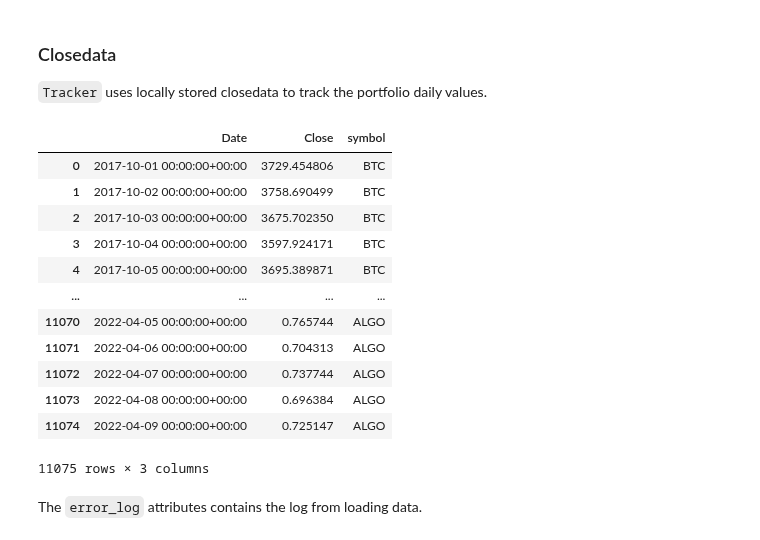
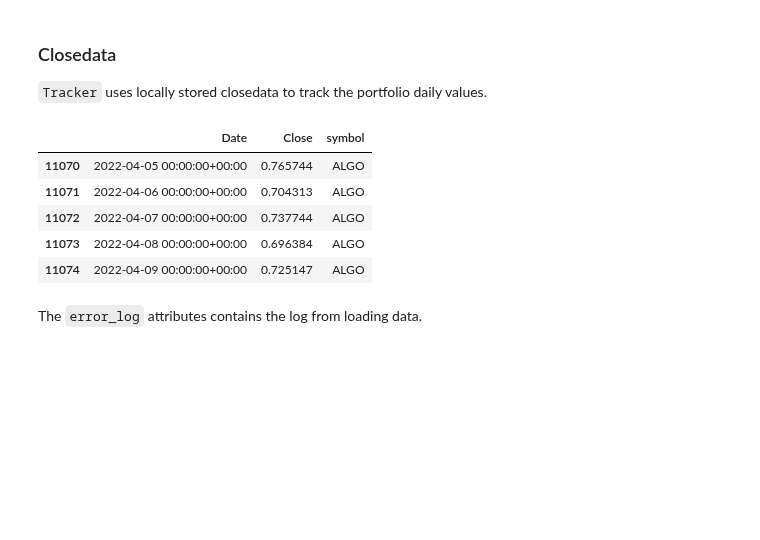
Before and after one commit to giocaizzi/surfingcrypto, a Jupyter notebook: docsrc/source/examples/portfolio_01.ipynb, the cells around one changed output. Drawn from its saved outputs; the diff is of its cells as text; code cells hidden in the pictures; blank space fills up the shorter version.

```diff
--- a/docsrc/source/examples/portfolio_01.ipynb
+++ b/docsrc/source/examples/portfolio_01.ipynb
@@ -90,21 +88,14 @@ t = Tracker(
 
 `Tracker` uses locally stored closedata to track the portfolio daily values.
 # %%
-t.closedata
+t.closedata.tail()
 # %% [output]
 |  | Date | Close | symbol |
-| 0 | 2017-10-01 00:00:00+00:00 | 3729.454806 | BTC |
-| 1 | 2017-10-02 00:00:00+00:00 | 3758.690499 | BTC |
-| 2 | 2017-10-03 00:00:00+00:00 | 3675.702350 | BTC |
-| 3 | 2017-10-04 00:00:00+00:00 | 3597.924171 | BTC |
-| 4 | 2017-10-05 00:00:00+00:00 | 3695.389871 | BTC |
-| ... | ... | ... | ... |
 | 11070 | 2022-04-05 00:00:00+00:00 | 0.765744 | ALGO |
 | 11071 | 2022-04-06 00:00:00+00:00 | 0.704313 | ALGO |
 | 11072 | 2022-04-07 00:00:00+00:00 | 0.737744 | ALGO |
 | 11073 | 2022-04-08 00:00:00+00:00 | 0.696384 | ALGO |
 | 11074 | 2022-04-09 00:00:00+00:00 | 0.725147 | ALGO |
-11075 rows × 3 columns
 # %% [markdown]
 The  `error_log` attributes contains the log from loading data.
 # %%
```
Also changed, not shown: parts of 5 cells of this notebook, 3 other files.
